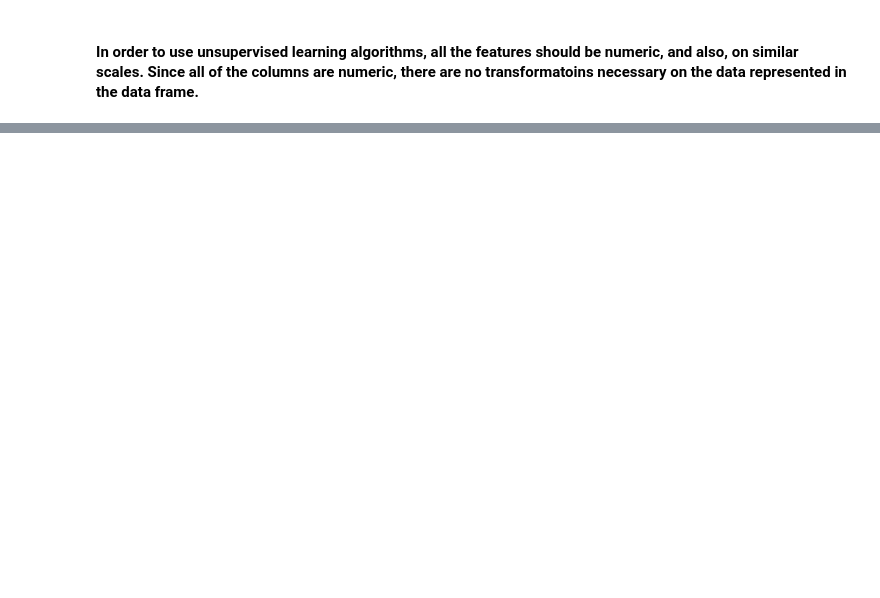
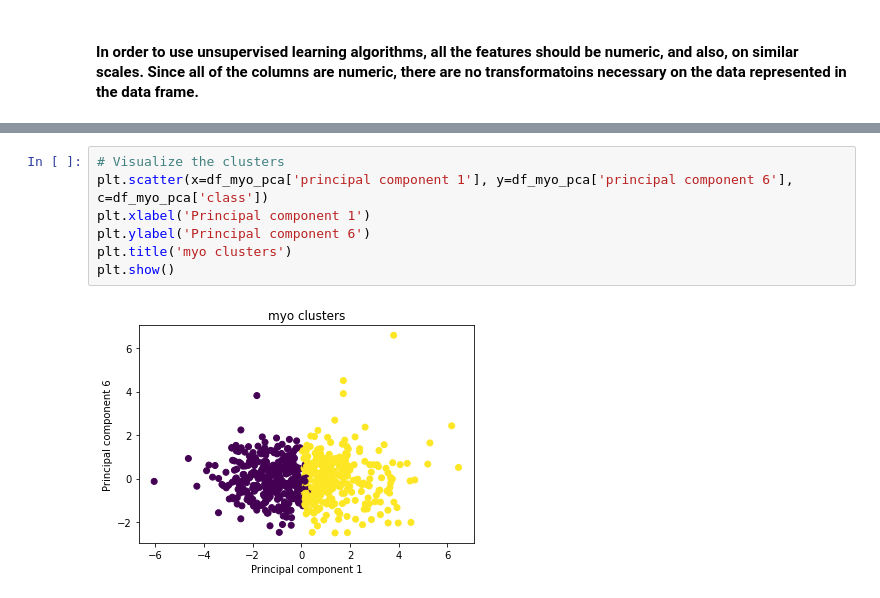
Before and after one commit to mcmanuscw/unsupervised-machine-learning-challenge, a Jupyter notebook: myopia_unsup.ipynb, the cells around one changed output, grey strips where cells are left out. Drawn from its saved outputs; the diff is of its cells as text; blank space fills up the shorter version.

```diff
--- a/myopia_unsup.ipynb
+++ b/myopia_unsup.ipynb
@@ -113,0 +237,9 @@ new_df.to_csv(file_path, index=False)
+# %%
+# Visualize the clusters
+plt.scatter(x=df_myo_pca['principal component 1'], y=df_myo_pca['principal component 6'], c=df_myo_pca['class'])
+plt.xlabel('Principal component 1')
+plt.ylabel('Principal component 6')
+plt.title('myo clusters')
+plt.show()
+# %% [output]
+[figure, added]
```
Also changed, not shown: parts of 21 cells of this notebook, 2 other files.
